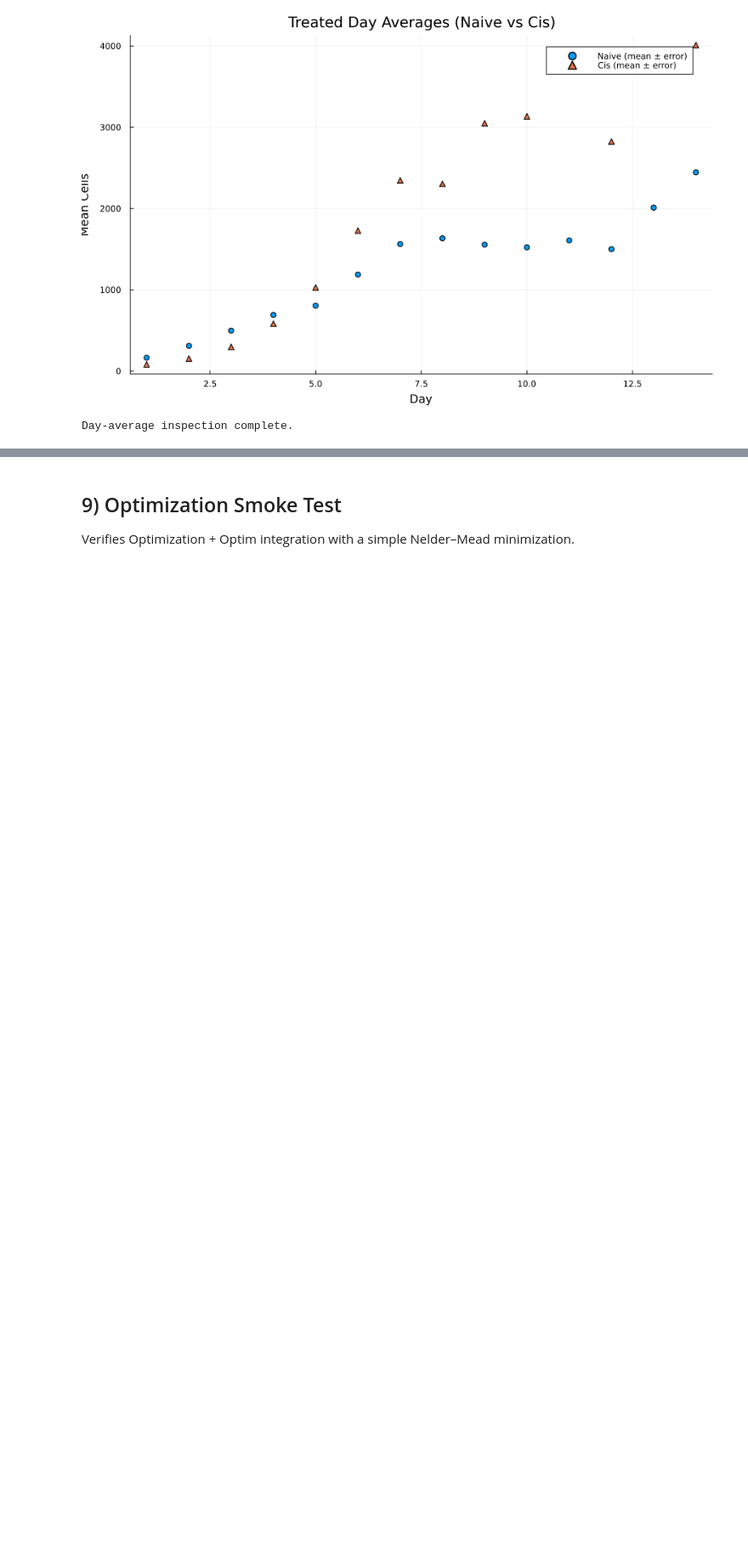
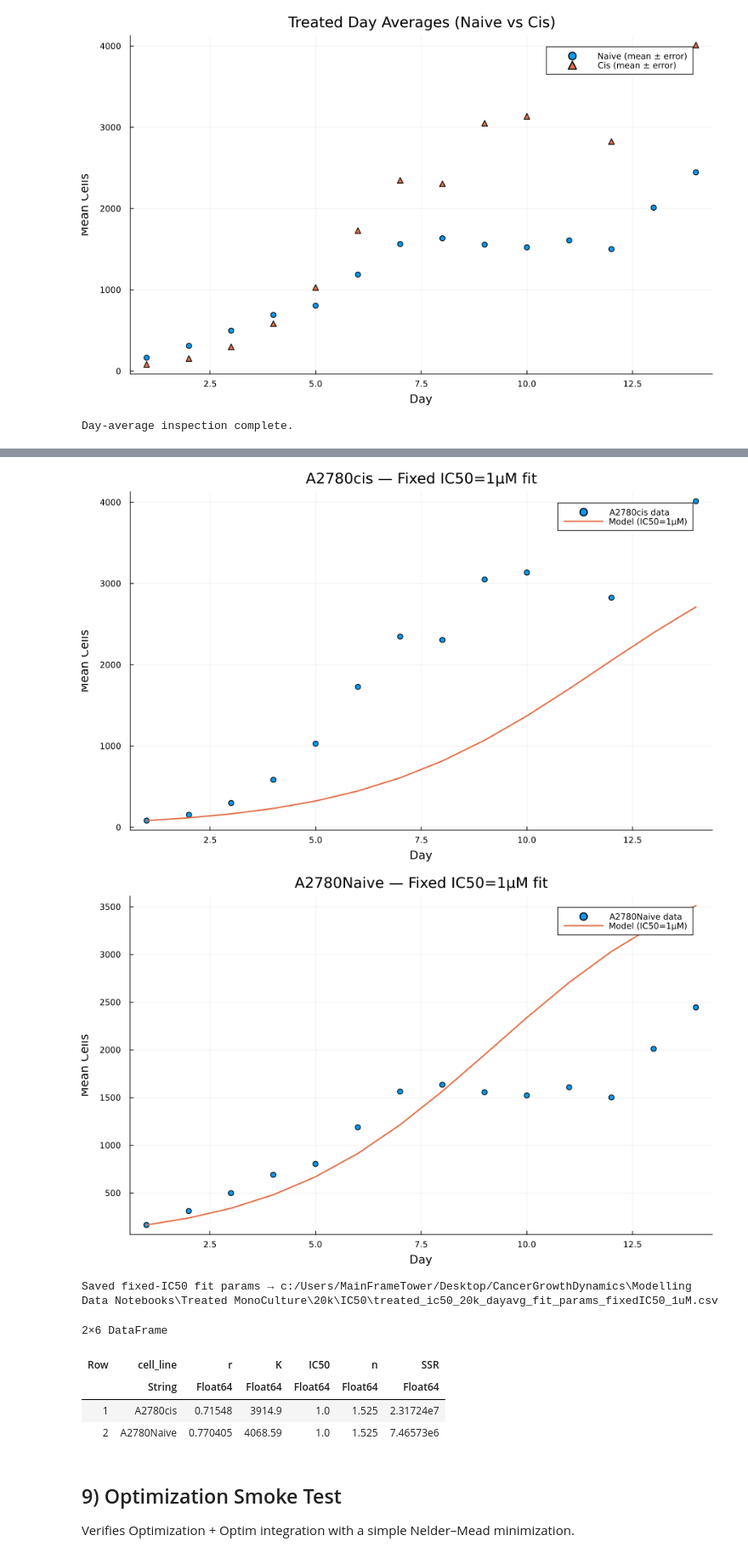
Before and after one commit to kadinelbak/CancerGrowthDynamics, a Jupyter notebook: Modelling Data Notebooks/Treated MonoCulture/Treated MonoCulture Math Modelling - 20k IC50.ipynb, the cells around one changed output, grey strips where cells are left out. Shown: that part at 85% size. Cells and saved outputs as stored; diff of their text form; code cells hidden in the pictures; blank space fills up the shorter version.

```diff
--- a/Modelling Data Notebooks/Treated MonoCulture/Treated MonoCulture Math Modelling - 20k IC50.ipynb
+++ b/Modelling Data Notebooks/Treated MonoCulture/Treated MonoCulture Math Modelling - 20k IC50.ipynb
@@ -349,3 +337,45 @@ Saved treated fit params → c:/Users/MainFrameTower/Desktop/CancerGrowthDynamic
+# %%
+# 7b) Fixed IC50 (=1 µM) Fits & Plot
+for sym in (:xN, :yN, :xC, :yC)
+    @assert isdefined(Main, sym) "Symbol $(sym) not defined — run Section 6 first."
+end
+@assert isdefined(Main, :rk) "Run the previous fits cell to load rk first"
+
+fixed_fits = Dict{Symbol,Any}()
+fixed_fits[:A2780Naive] = fit_fixed_ic50_xy(copy(xN), copy(yN), rk[:A2780Naive]; dose=1.0, IC50_fixed=1.0)
+fixed_fits[:A2780cis]   = fit_fixed_ic50_xy(copy(xC), copy(yC), rk[:A2780cis]; dose=1.0, IC50_fixed=1.0)
+
+for (k,f) in fixed_fits
+    if f !== nothing && f.sol !== nothing
+        plt = scatter(f.x, f.y; label=String(k)*" data", xlabel="Day", ylabel="Mean Cells", title=String(k)*" — Fixed IC50=1µM fit")
+        plot!(plt, f.sol.t, getindex.(f.sol.u,1); label="Model (IC50=1µM)")
+        display(plt)
+        savefig(plt, joinpath(OUT_DIR, "$(String(k))_dayavg_fit_fixedIC50.png"))
+    else
+        @warn "Fixed-IC50 fit failed or no solution" k
+    end
+end
+
+# Export table
+fixed_out = joinpath(OUT_DIR, "treated_ic50_20k_dayavg_fit_params_fixedIC50_1uM.csv")
+rows_fixed = DataFrame(cell_line=String[], r=Float64[], K=Float64[], IC50=Float64[], n=Float64[], SSR=Float64[])
+for (name,f) in fixed_fits
+    if f !== nothing
+        push!(rows_fixed, (; cell_line=String(name), r=f.r, K=f.K, IC50=f.IC50, n=f.n, SSR=f.ssr))
+    end
+end
+CSV.write(fixed_out, rows_fixed)
+println("Saved fixed-IC50 fit params → " * fixed_out)
+rows_fixed
+# %% [output]
+[figure, added]
+[figure, added]
+Saved fixed-IC50 fit params → c:/Users/MainFrameTower/Desktop/CancerGrowthDynamics\Modelling Data Notebooks\Treated MonoCulture\20k\IC50\treated_ic50_20k_dayavg_fit_params_fixedIC50_1uM.csv
+2×6 DataFrame
+| Row | cell_line | r | K | IC50 | n | SSR |
+|  | String | Float64 | Float64 | Float64 | Float64 | Float64 |
+| 1 | A2780cis | 0.71548 | 3914.9 | 1.0 | 1.525 | 2.31724e7 |
+| 2 | A2780Naive | 0.770405 | 4068.59 | 1.0 | 1.525 | 7.46573e6 |
 # %% [markdown]
 ## 9) Optimization Smoke Test
 Verifies Optimization + Optim integration with a simple Nelder–Mead minimization.
```
Also changed, not shown: parts of 5 cells of this notebook.
